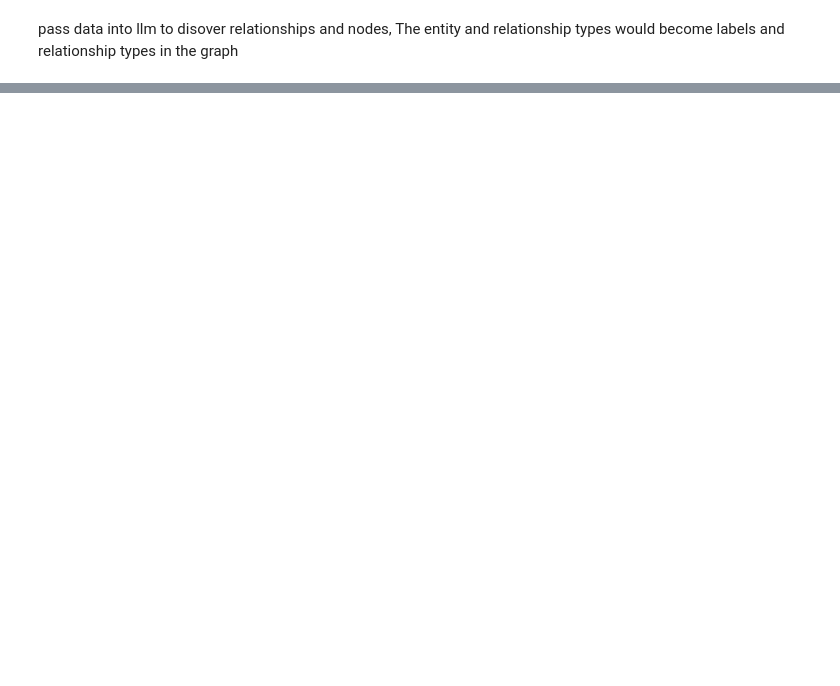
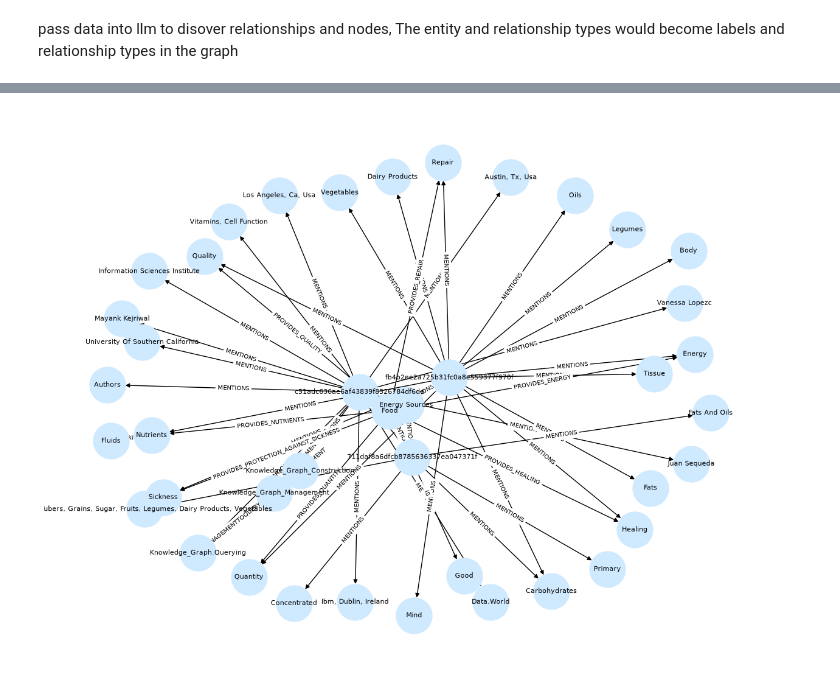
Before and after one commit to JosephRidge/KnowledgeGraphBasics, a Jupyter notebook: neo4j-kg.ipynb, the cells around one changed output, grey strips where cells are left out. Saved outputs shown, nothing was run; the diff lists cells and outputs as text; code cells hidden in the pictures; blank space fills up the shorter version.

```diff
--- a/neo4j-kg.ipynb
+++ b/neo4j-kg.ipynb
@@ -78,0 +212,29 @@ AttributeError: 'Relationship' object has no attribute 'id'
+# %%
+# Build the graph
+G = get_graph_from_neo4j(driver)
+
+# 3. Draw it
+import matplotlib.pyplot as plt
+
+# Calculate where to place each node so they don't overlap
+pos = nx.spring_layout(G, seed=3)
+
+plt.figure(figsize=(12, 9))  # size of the picture
+
+# Draw the nodes and arrows
+nx.draw(
+    G, pos,
+    with_labels=True,          # show node names
+    node_color="#cfe9ff",      # light blue nodes
+    node_size=1800,
+    font_size=8,
+    arrows=True                # show arrow direction
+)
+
+# Draw the relationship names on top of each arrow (e.g. "ENROLLED_IN")
+edge_labels = nx.get_edge_attributes(G, "label")
+nx.draw_networkx_edge_labels(G, pos, edge_labels=edge_labels, font_size=7)
+
+plt.show()  # actually display the picture
+# %% [output]
+[figure, added]
```
Also changed, not shown: parts of 20 cells of this notebook, 1 other file.
